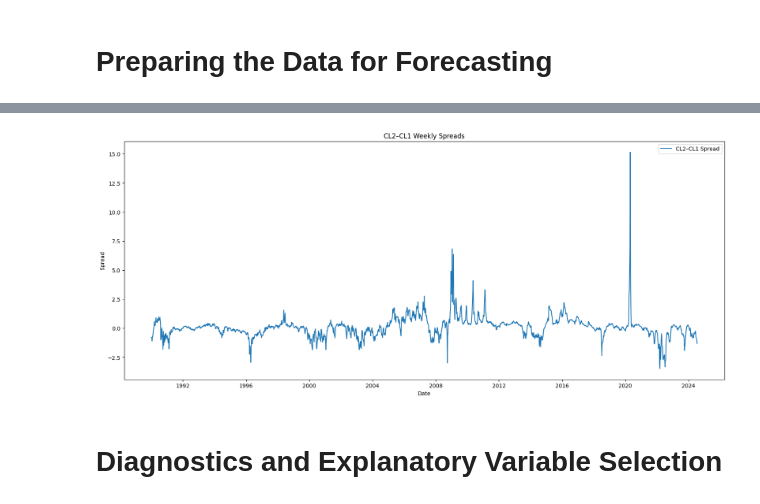
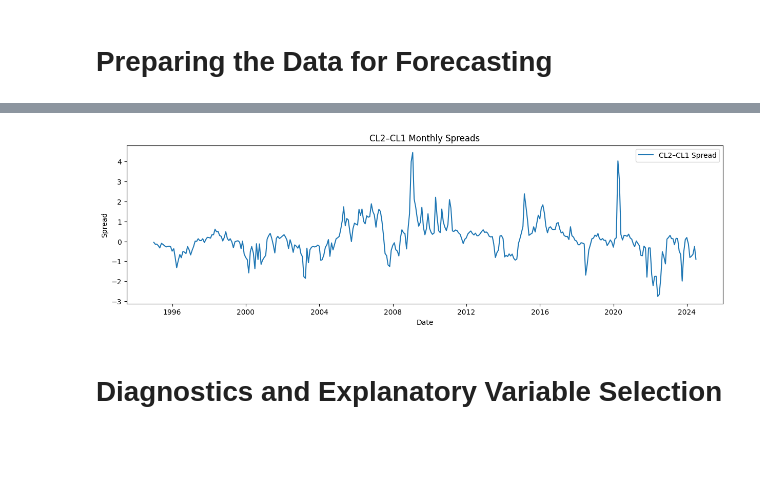
Before and after one commit to hivan04/oil-forecasting-arima, a Jupyter notebook: main.ipynb, the cells around one changed output, grey strips where cells are left out. Saved outputs shown, nothing was run; the diff lists cells and outputs as text; code cells hidden in the pictures; blank space fills up the shorter version.

```diff
--- a/main.ipynb
+++ b/main.ipynb
@@ -119,21 +135,22 @@ w.head()
 # Rename columns for easier reference later
 rename = {
     "Date": "date",
-    "Weekly Prod Crude": "crude_prod",
-    "Weekly Rig Count": "rig_count",
-    "Weekly change in Crude Stock": "crude_inv_change",
-    "Weekly Commercial Long": "commercial_longs",
-    "Weekly Commercial Short": "commercial_shorts",
-    "Weekly Total Open Interest": "open_interest",
-    "CL1_weekly_avg" : "CL1_weekly_avg",
-    "CL2_weekly_avg" : "CL2_weekly_avg",
-    "CL1_ret" : "CL1_ret",
-    "CL1_logret" : "CL1_logret",
-    "spread_CL2_CL1" : "spread",
+    "CL1": "cl1",
+    "CL2": "cl2",
+    "Brent": "brent",
+    "CRKS321C Index": "crack_spread_321",
+    "Baltic Dry Index": "baltic_dry_index",
+    "Daily Production": "daily_production",
+    "Inventories" : "inventories",
+    "Rig Count" : "num_of_rigs",
+    "Commercial Long" : "commercial_long",
+    "Commercial Short" : "commercial_short",
+    "Total Open Interest" : "total_open_interest",
+    "spread" : "spread",
     "spread_change" : "spread_change",
 }
 
-w = w.rename(columns=rename)
+m = m.rename(columns=rename)
 
-w.head()
+m.head()
 # %% [output]
@@ -146,18 +163,18 @@ w.head()
 # %%
 # Setting our target variable
-y = w['spread']
+y = m['spread']
 # %%
 # Visulisaing spreads
 
-plt.figure(figsize=(20, 8))
-plt.plot(w["date"], w["spread"], label="CL2–CL1 Spread")
+plt.figure(figsize=(15, 4))
+plt.plot(m["date"], y, label="CL2–CL1 Spread")
 plt.xlabel("Date")
 plt.ylabel("Spread")
-plt.title("CL2–CL1 Weekly Spreads")
+plt.title("CL2–CL1 Monthly Spreads")
 plt.legend()
 plt.show()
 # %% [output]
-[figure, old version]
+[figure, new version]
 # %% [markdown]
 # Diagnostics and Explanatory Variable Selection
 # %% [markdown]
```
Also changed, not shown: parts of 24 cells of this notebook, 2 other files.
